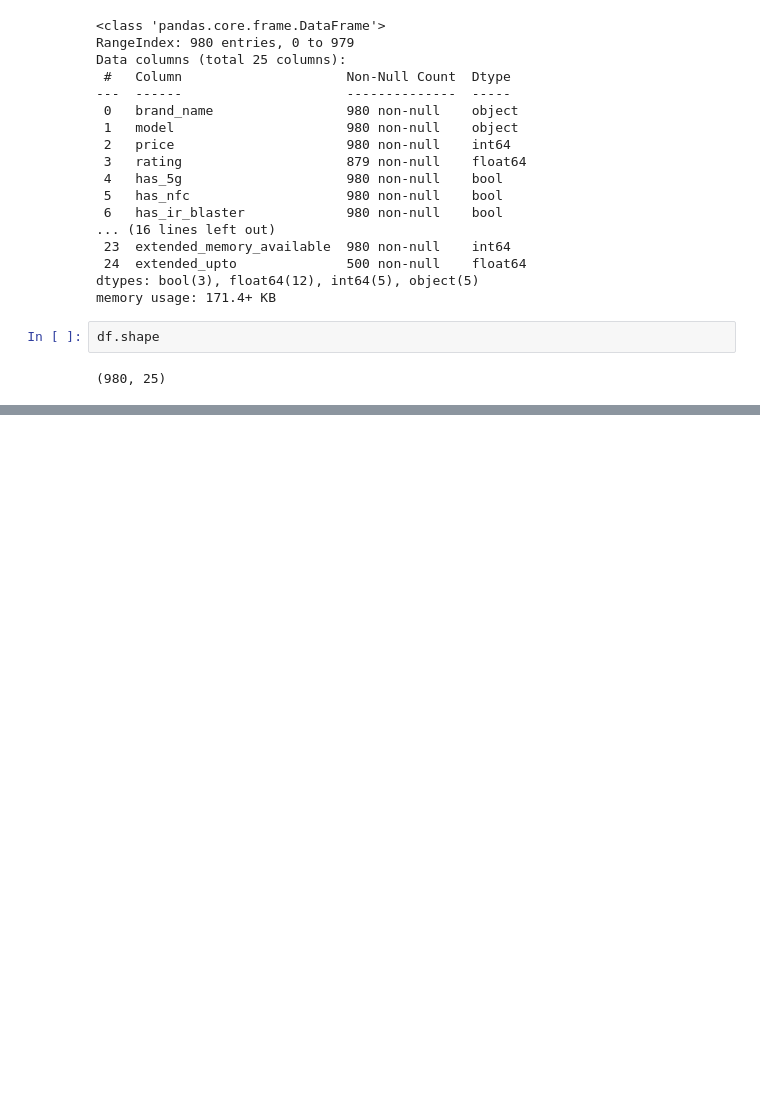
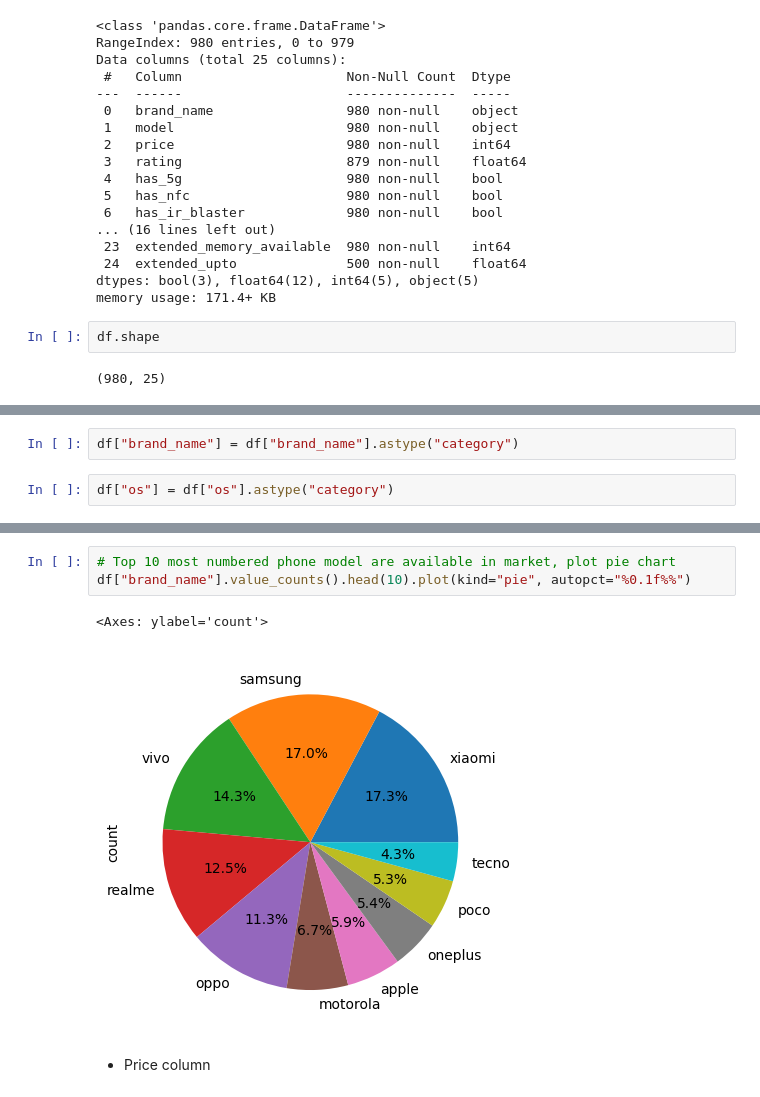
Before and after one commit to MohitMahi1/Smart-Phone-EDA-Analysis, a Jupyter notebook: smartphone_EDA_Analysis.ipynb, the cells around one changed output, grey strips where cells are left out. Saved outputs shown, nothing was run; the diff lists cells and outputs as text; blank space fills up the shorter version.

```diff
--- a/smartphone_EDA_Analysis.ipynb
+++ b/smartphone_EDA_Analysis.ipynb
@@ -46,0 +49,4 @@ df.shape
+# %%
+df["brand_name"] = df["brand_name"].astype("category")
+# %%
+df["os"] = df["os"].astype("category")
@@ -46,0 +78,8 @@ df.shape
+# %%
+# Top 10 most numbered phone model are available in market, plot pie chart
+df["brand_name"].value_counts().head(10).plot(kind="pie", autopct="%0.1f%%")
+# %% [output]
+<Axes: ylabel='count'>
+[figure, added]
+# %% [markdown]
+- Price column
```
Also changed, not shown: parts of 55 cells of this notebook.
